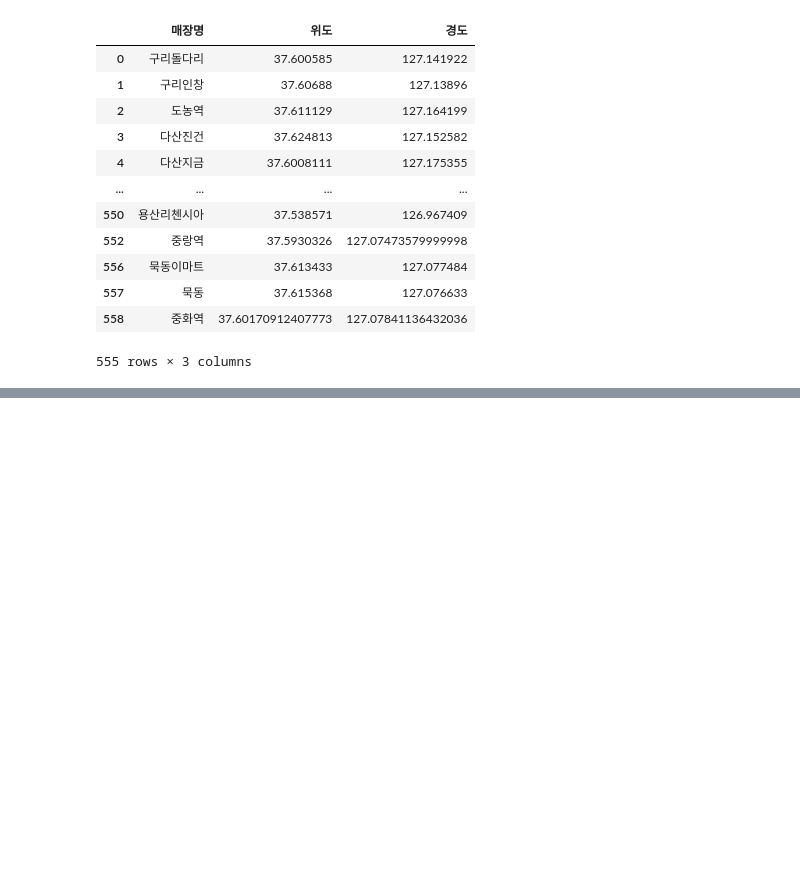
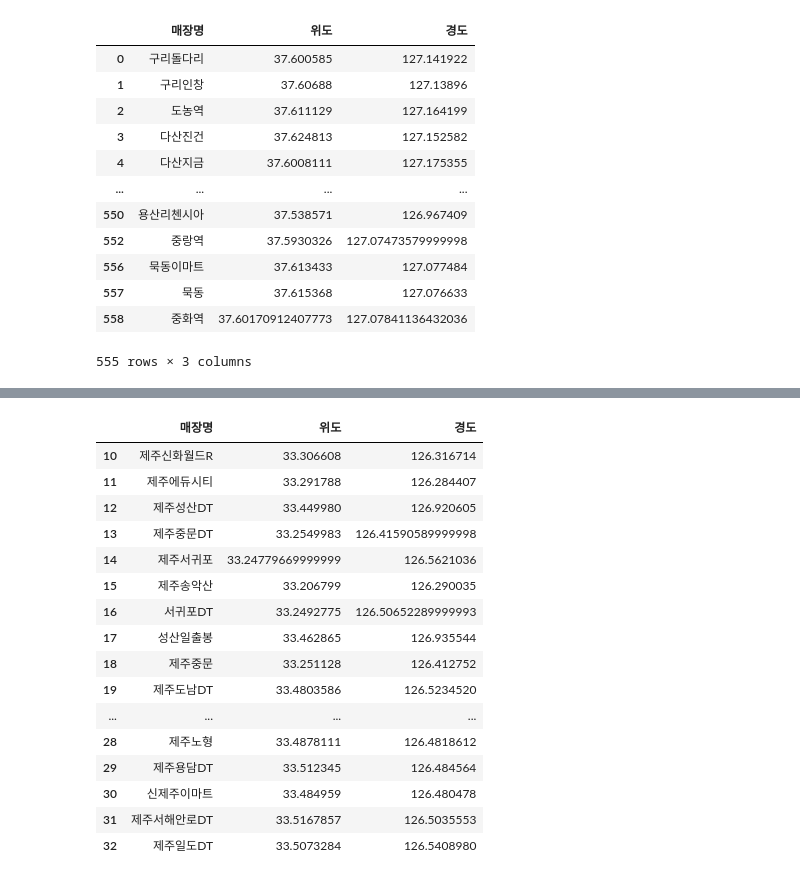
Before and after one commit to iris3405/pythonbasic, a Jupyter notebook: starbucks.ipynb, the cells around one changed output, grey strips where cells are left out. Saved outputs shown, nothing was run; the diff lists cells and outputs as text; code cells hidden in the pictures; blank space fills up the shorter version.

```diff
--- a/starbucks.ipynb
+++ b/starbucks.ipynb
@@ -195,0 +314,20 @@ seoul_starbucks_df.drop_duplicates(['매장명'])
+# %%
+seoul_starbucks_df.drop([0,1,2,3,4,5,6,7,8,9])
+# %% [output]
+|  | 매장명 | 위도 | 경도 |
+| 10 | 제주신화월드R | 33.306608 | 126.316714 |
+| 11 | 제주에듀시티 | 33.291788 | 126.284407 |
+| 12 | 제주성산DT | 33.449980 | 126.920605 |
+| 13 | 제주중문DT | 33.2549983 | 126.41590589999998 |
+| 14 | 제주서귀포 | 33.24779669999999 | 126.5621036 |
+| 15 | 제주송악산 | 33.206799 | 126.290035 |
+| 16 | 서귀포DT | 33.2492775 | 126.50652289999993 |
+| 17 | 성산일출봉 | 33.462865 | 126.935544 |
+| 18 | 제주중문 | 33.251128 | 126.412752 |
+| 19 | 제주도남DT | 33.4803586 | 126.5234520 |
+| ... | ... | ... | ... |
+| 28 | 제주노형 | 33.4878111 | 126.4818612 |
+| 29 | 제주용담DT | 33.512345 | 126.484564 |
+| 30 | 신제주이마트 | 33.484959 | 126.480478 |
+| 31 | 제주서해안로DT | 33.5167857 | 126.5035553 |
+| 32 | 제주일도DT | 33.5073284 | 126.5408980 |
```
Also changed, not shown: parts of 21 cells of this notebook, 9 other files.
